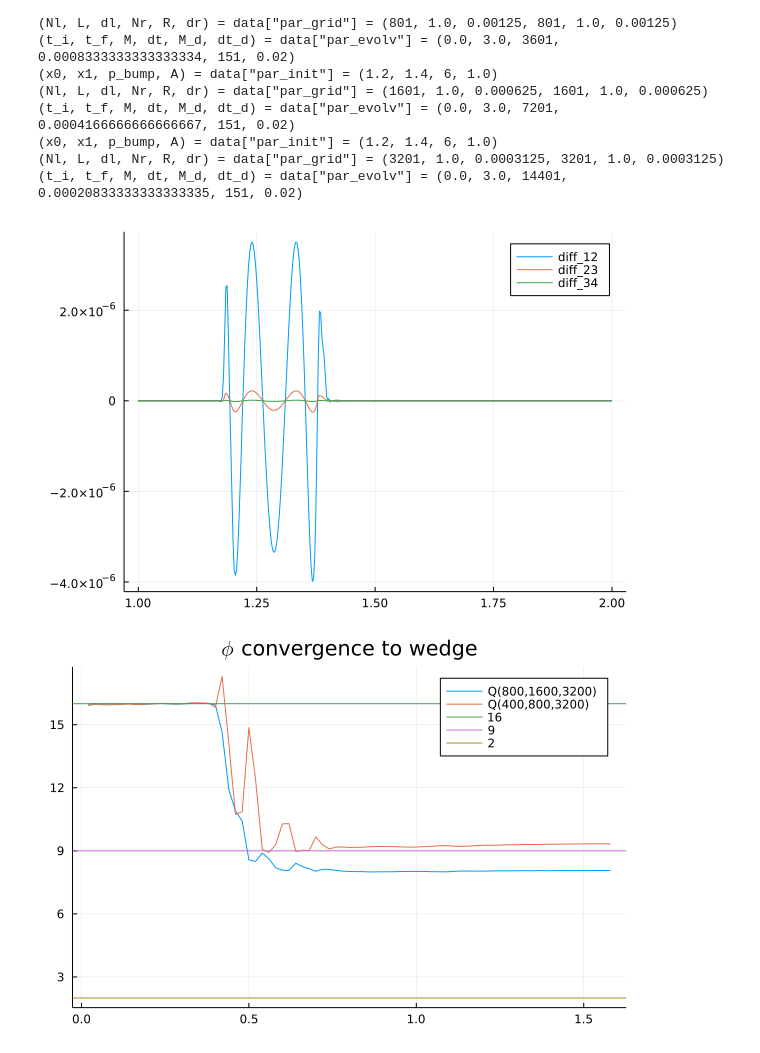
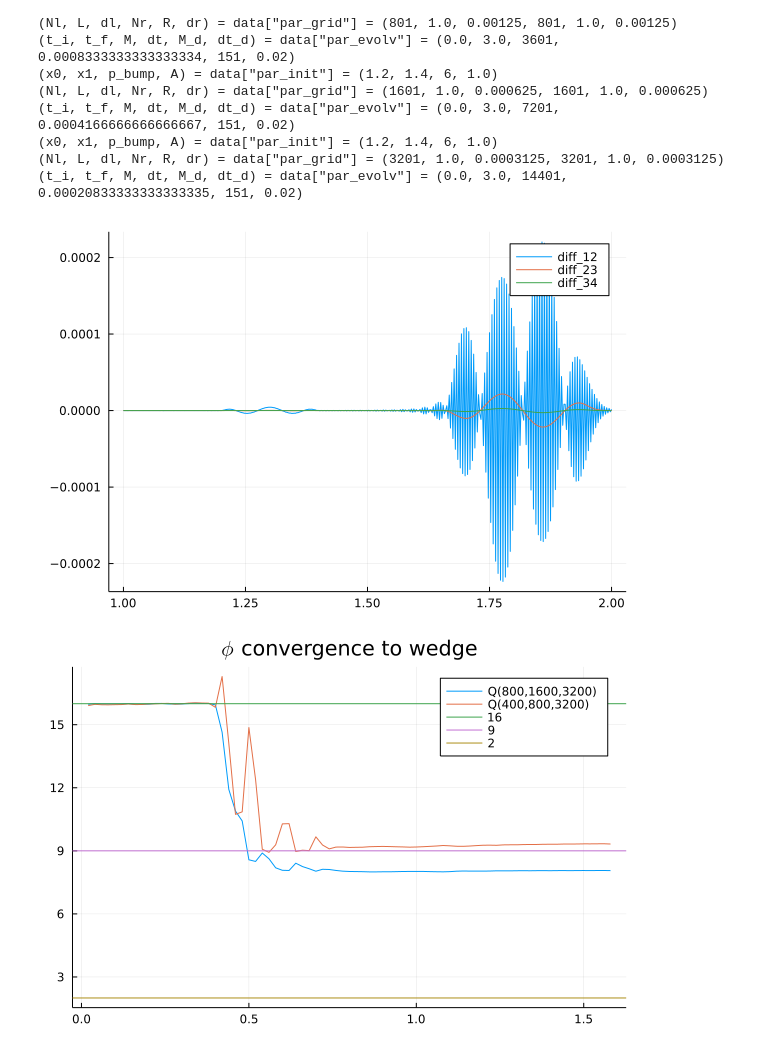
Before and after one commit to reula/Matching, a Jupyter notebook: convergence.ipynb, the cells around one changed output. Drawn from its saved outputs; the diff is of its cells as text; code cells hidden in the pictures.

```diff
--- a/convergence.ipynb
+++ b/convergence.ipynb
@@ -234,14 +234,14 @@ S_4 = view(v_4,3Nl+Nr+nis:8:3Nl+2Nr,:);
 (Nl, L, dl, Nr, R, dr) = data["par_grid"] = (3201, 1.0, 0.0003125, 3201, 1.0, 0.0003125)
 (t_i, t_f, M, dt, M_d, dt_d) = data["par_evolv"] = (0.0, 3.0, 14401, 0.00020833333333333335, 151, 0.02)
 # %%
-n=3
+n=80
 
 
 plot(r[1:end],ϕ_R_2[1:end,n]-ϕ_R_1[1:end,n],label="diff_12")
 plot!(r[1:end],ϕ_R_3[1:end,n]-ϕ_R_2[1:end,n],label="diff_23")
 plot!(r[1:end],ϕ_R_4[1:end,n]-ϕ_R_3[1:end,n],label="diff_34")
 # %% [output]
-[figure, old version]
+[figure, new version]
 # %%
 Q234 = [sum(abs.(ϕ_R_2[:,i] - ϕ_R_3[:,i]))/sum(abs.(ϕ_R_3[:,i] -ϕ_R_4[:,i])) for i in 2:M_d]
 Q123 = [sum(abs.(ϕ_R_1[:,i] - ϕ_R_2[:,i]))/sum(abs.(ϕ_R_2[:,i] -ϕ_R_3[:,i])) for i in 2:M_d];
```
